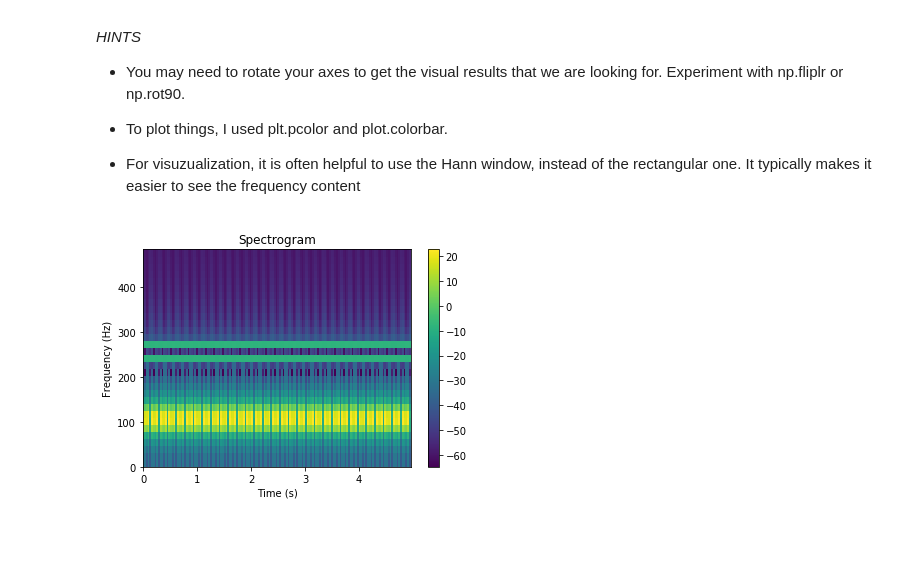
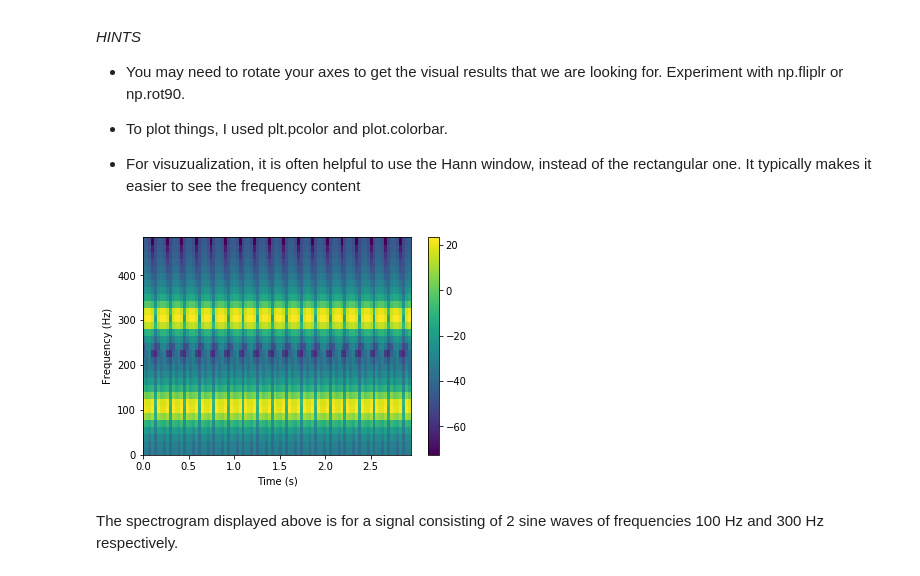
Before and after one commit to RohaanAdvani68/EECS352, a Jupyter notebook: HW1.ipynb, the cells around one changed output. Saved outputs shown, nothing was run; the diff lists cells and outputs as text; code cells hidden in the pictures; blank space fills up the shorter version.

```diff
--- a/HW1.ipynb
+++ b/HW1.ipynb
@@ -481,13 +495,13 @@ def spectrogram(signal, window_size, hop_size, sample_rate, window_type = 'hann'
     fft = np.real(stft(signal, window_size, hop_size, window_type))
     fft = fft[:, :fft.shape[1]//2] #only need up to the Nyquist frequency
     sgram = 20*np.log10(np.abs(fft))
-    times = np.arange(fft.shape[0]) * hop_size/sample_rate #time values will increase by hop size/sample rate
-    freqs = np.arange(fft.shape[1]) * sample_rate/window_size  #frequency of analysis = sample rate/ window size
+    times = np.arange(sgram.shape[0]) * hop_size/sample_rate #time values will increase by hop size/sample rate
+    freqs = np.arange(sgram.shape[1]) * sample_rate/window_size  #frequency of analysis = sample rate/ window size
 
     if display == 1:
         plt.pcolor(times, freqs, np.transpose(sgram))
         plt.colorbar()
-        plt.title("Spectrogram")
+#         plt.title("Spectrogram")
         plt.ylabel("Frequency (Hz)")
         plt.xlabel("Time (s)")
         plt.show()
@@ -495,7 +509,9 @@ def spectrogram(signal, window_size, hop_size, sample_rate, window_type = 'hann'
     return sgram, times, freqs
 # %%
 sr = 1000
-signal = make_sinewave(100, 5, sr) + make_sinewave(250, 5, sr)
-s, t, f = spectrogram(signal, 64, 32, sr, 'hann', 1)
+signal = make_sinewave(100, 3, sr) + make_sinewave(300, 3, sr)
+s, t, f = spectrogram(signal, 64, 32, sr, window_type='hann', display=1)
 # %% [output]
-[figure, old version]
+[figure, new version]
+# %% [markdown]
+The spectrogram displayed above is for a signal consisting of 2 sine waves of frequencies 100 Hz and 300 Hz respectively.
```
Also changed, not shown: parts of 11 cells of this notebook.
